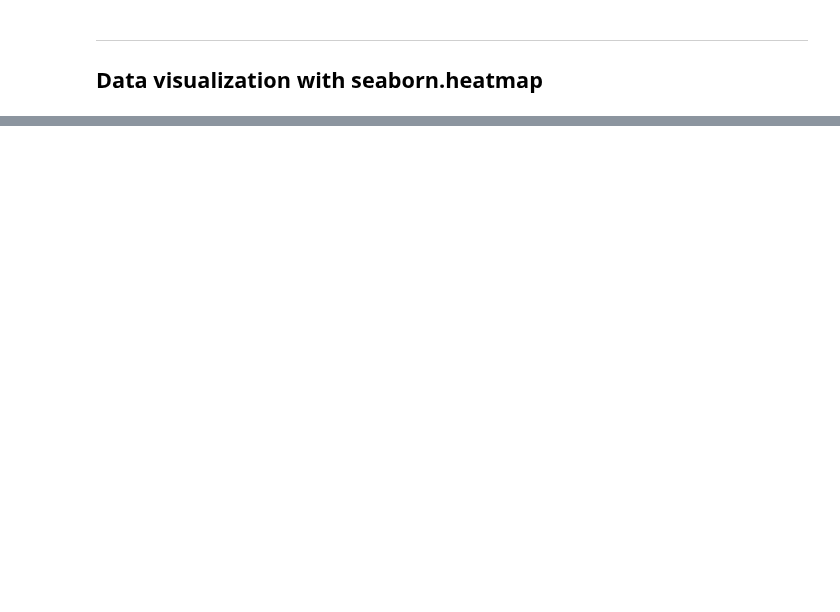
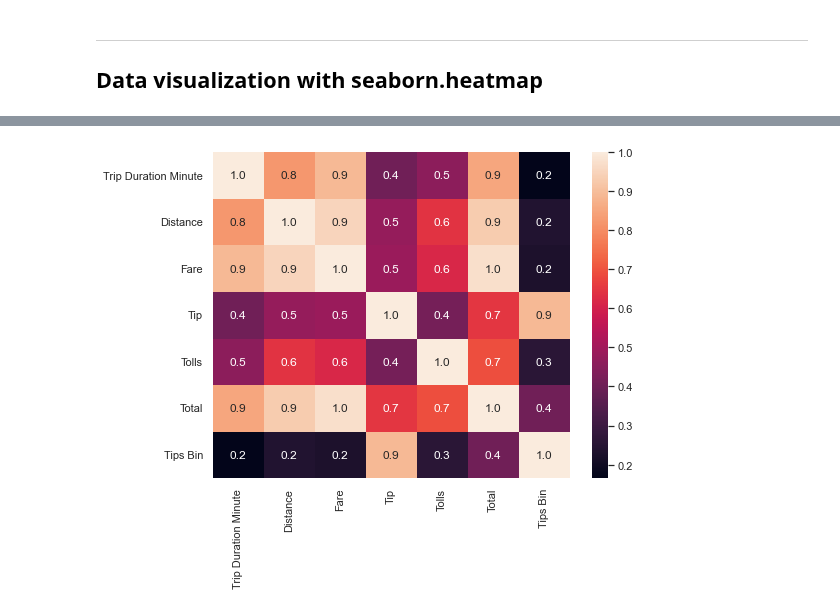
Before and after one commit to hyoaru/dsa-libraries-test, a Jupyter notebook: seaborn.ipynb, the cells around one changed output, grey strips where cells are left out. Cells and saved outputs as stored; diff of their text form; code cells hidden in the pictures; blank space fills up the shorter version.

```diff
--- a/seaborn.ipynb
+++ b/seaborn.ipynb
@@ -361,0 +395,15 @@ sns.regplot(
+# %%
+columns_filter = ((taxi_dataframe.columns != 'trip_under_10') & (taxi_dataframe.columns != 'trip_above_60'))
+labels = [x.replace('_', ' ').title() for x in taxi_dataframe.loc[:, columns_filter].corr().columns]
+
+sns.heatmap(
+    data=taxi_dataframe.loc[:, columns_filter].corr(),
+    annot=True,
+    fmt='.1f',
+    xticklabels=labels,
+    yticklabels=labels,
+)
+
+sns.set(rc={'figure.figsize' : (8,6)})
+# %% [output]
+[figure, added]
```
Also changed, not shown: parts of 31 cells of this notebook.
